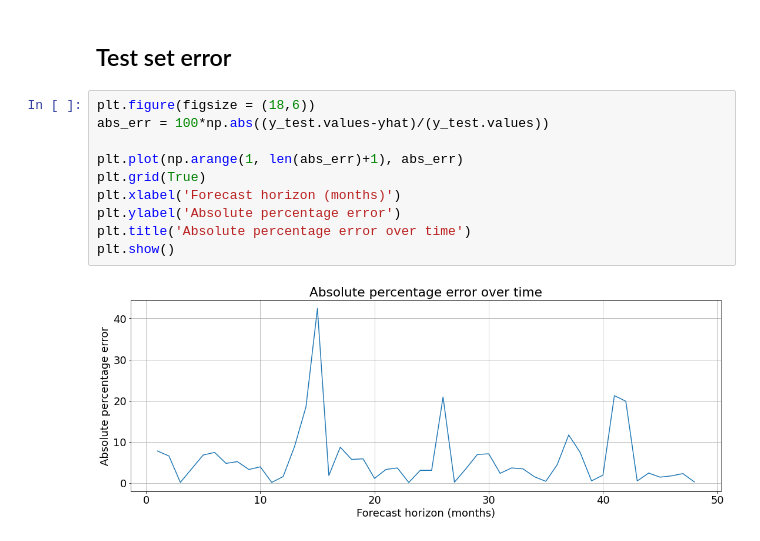
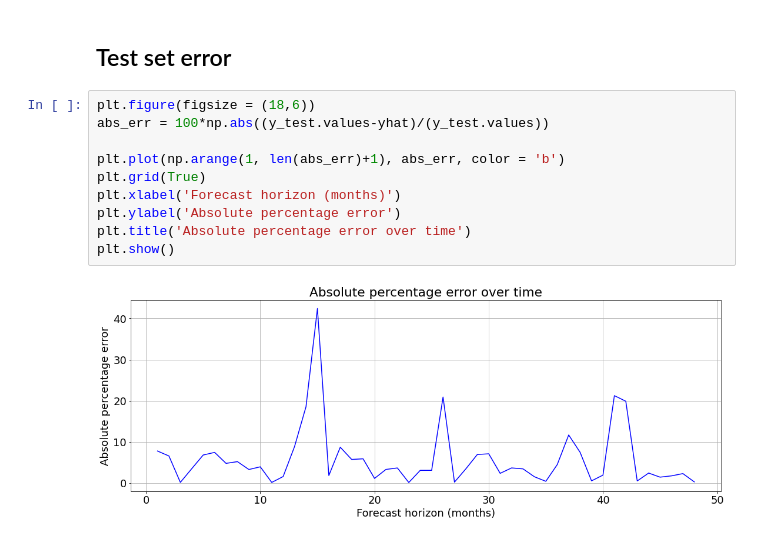
Before and after one commit to Owerre/Time-Series-Forecasting, a Jupyter notebook: fatality-forecast/notebooks/05-gpr.ipynb, the cells around one changed output. Cells and saved outputs as stored; diff of their text form.

```diff
--- a/fatality-forecast/notebooks/05-gpr.ipynb
+++ b/fatality-forecast/notebooks/05-gpr.ipynb
@@ -126,12 +126,12 @@ plt.show()
 # %%
 plt.figure(figsize = (18,6))
 abs_err = 100*np.abs((y_test.values-yhat)/(y_test.values))
 
-plt.plot(np.arange(1, len(abs_err)+1), abs_err)
+plt.plot(np.arange(1, len(abs_err)+1), abs_err, color = 'b')
 plt.grid(True)
 plt.xlabel('Forecast horizon (months)')
 plt.ylabel('Absolute percentage error')
 plt.title('Absolute percentage error over time')
 plt.show()
 # %% [output]
-[figure, old version]
+[figure, new version]
```
Also changed, not shown: 2 other files.
